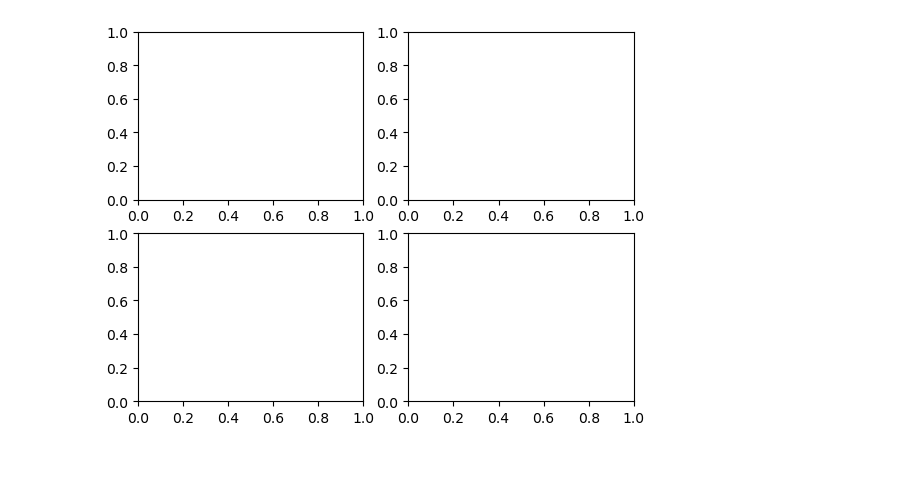
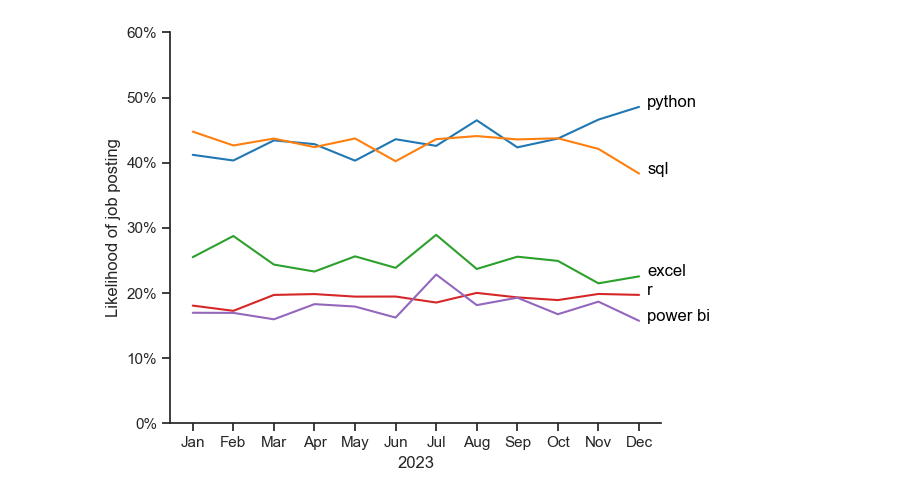
Before and after one commit to Frasermc2605/Python_Data_Project, a Jupyter notebook: Project/skills_distribution.ipynb, the cells around one changed output. Drawn from its saved outputs; the diff is of its cells as text; code cells hidden in the pictures; blank space fills up the shorter version.

Commit message:
Set up figures and fix code

```diff
--- a/Project/skills_distribution.ipynb
+++ b/Project/skills_distribution.ipynb
@@ -18,62 +18,58 @@ df['job_skills'] = df['job_skills'].apply(lambda x: ast.literal_eval(x) if pd.no
 
 #df = df[df['job_posted_date'].dt.year == 2025 ]
 # %%
-fig, ax = plt.subplots(2,2)
+from matplotlib.ticker import PercentFormatter
+
+years_name = ['2023', '2024', '2025']
+years = [2023, 2024, 2025]
+#establishing list to iterate through and creating new columns for months and years of postings
 job_list = ['Data Analyst', 'Data Scientist', 'Machine Learning Engineer']
 df['job_posted_year'] = df['job_posted_date'].dt.year
-df['job_posted_month'] = df['job_posted_date'].dt.month
+df['job_posted_month_num'] = df['job_posted_date'].dt.month
 
-#change after to create a list of these filtered years to clean up code
-#filtering for desired job titles, locations and years
-df_filtered_2023 = df[(df['job_title_short'].isin(job_list))&
-            (df['job_country'] == 'United Kingdom')&
-            (df['job_posted_year'] == 2023)]
+df_filtered_years = [
+    df[
+        (df['job_title_short'].isin(job_list))
+        & (df['job_country'] == 'United Kingdom')
+        & (df['job_posted_year'] == year)
+    ]
+    for year in years
+]
+
+df_years = [
+    year_df.explode('job_skills').dropna(subset=['job_skills'])
+    for year_df in df_filtered_years
+]
 
 
-# df_filtered_2024 = df[(df['job_title_short'].isin(job_list))&
-#             (df['job_country'] == 'United Kingdom')&
-#             (df['job_posted_year'] == 2024)]
-
-
-# df_filtered_2025 = df[(df['job_title_short'].isin(job_list))&
-#             (df['job_country'] == 'United Kingdom')&
-#             (df['job_posted_year'] == 2025)]
-
-df_explode = df.explode('job_skills').dropna(subset = 'job_skills')
-
-#setting up dataframes for each year
-df_2023 = df_explode[df_explode['job_posted_year'] == 2023]
-# df_2024 = df_explode[df_explode['job_posted_year'] == 2024]
-# df_2025 = df_explode[df_explode['job_posted_year'] == 2025]
-# df_years = [df_2023, df_2024, df_2025]
-
-#creating plot for 2023
-pivot_skill_counts = df_2023.pivot_table(index = 'job_posted_month',
+#creating the 3 different figures for 2023, 2024, 2025
+for i, (year, year_filtered, year_name) in enumerate(zip(df_years, df_filtered_years, years_name)):
+  pivot_skill_counts = year.pivot_table(index = 'job_posted_month_num',
                                            columns = 'job_skills',
                                              aggfunc = 'size',
                                              fill_value = 0)
-pivot_skill_counts.loc['total'] = pivot_skill_counts.sum()
-pivot_skill_counts = pivot_skill_counts[pivot_skill_counts.loc['total'].sort_values(ascending = False).index]
-pivot_skill_counts = pivot_skill_counts.iloc[:, :5]
-pivot_totals = df_filtered_2023.groupby(by = 'job_posted_month').size()
-pivot_skill_perc = (pivot_skill_counts.iloc[:12].div(pivot_totals/100, axis=0))
+  pivot_skill_counts.loc['total'] = pivot_skill_counts.sum()
+  pivot_skill_counts = pivot_skill_counts[pivot_skill_counts.loc['total'].sort_values(ascending = False).index].iloc[:, :5]
+  pivot_totals = year_filtered.groupby(by = 'job_posted_month_num').size()
+  pivot_skill_perc = (pivot_skill_counts.iloc[:12].div(pivot_totals/100, axis=0)).reset_index()
+  # changes month number to month name
+  pivot_skill_perc['job_posted_month'] = pivot_skill_perc['job_posted_month_num'].apply(lambda x: pd.to_datetime(x, format='%m').strftime('%b'))
+  pivot_skill_perc = pivot_skill_perc.set_index('job_posted_month').drop(columns='job_posted_month_num')
 
-pivot_totals
-
-
-
-#creating the 3 different figures for 2023, 2024, 2025
-# for i, year in enumerate(df_years):
-#     pivot_skill_counts = year.pivot_table(index = 'job_posted_month',
-#                                            columns = 'job_skills',
-#                                              aggfunc = 'size',
-#                                              fill_value = 0)
-#     pivot_skill_counts.loc['total'] = pivot_skill_counts.sum()
-#     pivot_skill_counts = pivot_skill_counts[pivot_skill_counts.loc['total'].sort_values(ascending = False).index]
-#     #pivot_skill_counts = pivot_skill_counts.iloc[:, :5]
-#     pivot_totals = year.groupby(by = 'job_posted_month').size()
-#     pivot_skill_perc = (pivot_skill_counts.iloc[:12].div(pivot_totals/100, axis=0))
-#     #print(pivot_skill_counts)
-#     #print(pivot_totals)
-#     print(pivot_skill_perc)
+  sns.lineplot(data = pivot_skill_perc,
+                dashes = False,
+                  legend = 'full',
+                    palette = 'tab10'
+                      )
+  sns.set_theme(style = 'ticks')
+  sns.despine()
+  plt.ylabel('Likelihood of job posting')
+  plt.xlabel(year_name)
+  plt.legend().remove()
+  plt.ylim(0, 60)
+  for j in range(5):
+    plt.text(11.2, pivot_skill_perc.iloc[-1, j], pivot_skill_perc.columns[j], color='black')
+  plt.gca().yaxis.set_major_formatter(PercentFormatter(xmax=100))
+  plt.tight_layout()
+  plt.show()
 # %% [output]
@@ -81 +76 @@ MemoryError: Unable to allocate 62.7 MiB for an array with shape (8224407, 1) an
-[figure, old version]
+[figure, new version]
```
Also changed, not shown: parts of 2 cells of this notebook, 2 other files.
